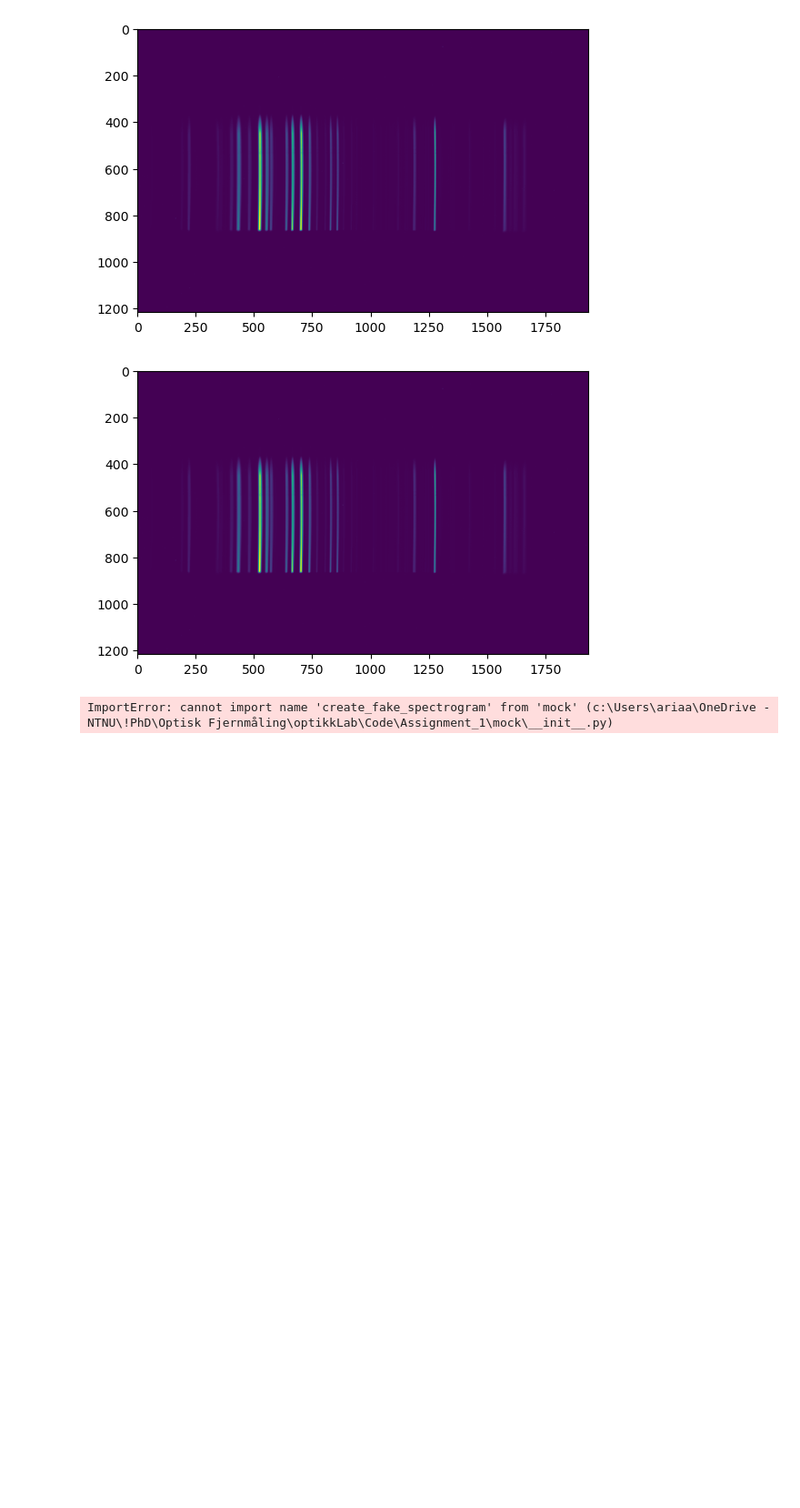
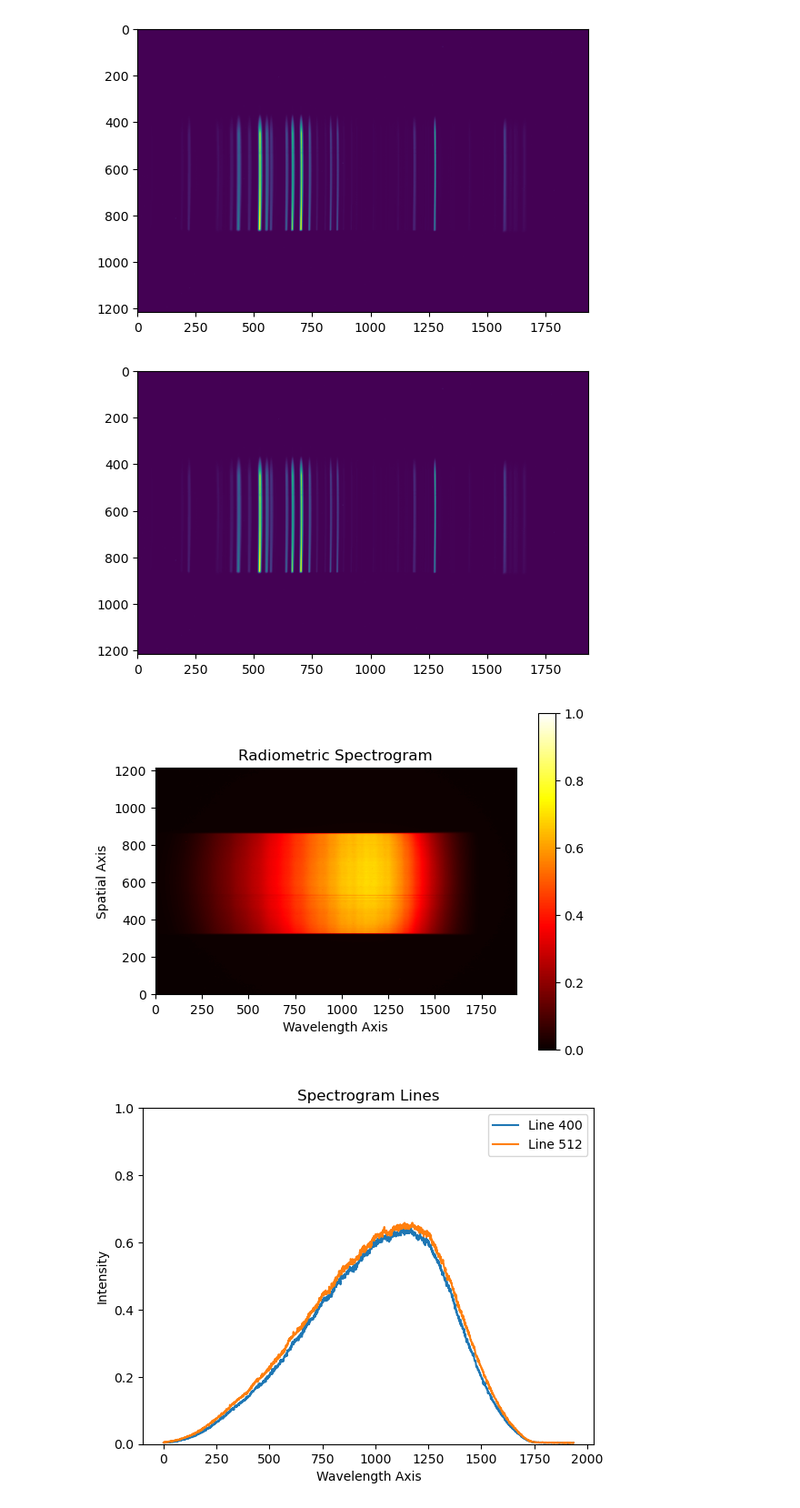
Before and after one commit to Larshalvorhansen/optikkLab, a Jupyter notebook: Code/Assignment_1/notebook.ipynb, the cells around one changed output. Shown: that part at 91% size. Saved outputs shown, nothing was run; the diff lists cells and outputs as text; code cells hidden in the pictures; blank space fills up the shorter version.

Commit message:
more plotting

```diff
--- a/Code/Assignment_1/notebook.ipynb
+++ b/Code/Assignment_1/notebook.ipynb
@@ -91,34 +91,51 @@ plt.imshow(datacube4[:,0,:])
 # %%
 import numpy as np
 import matplotlib.pyplot as plt
 import os
 
-from mock import create_fake_spectrogram
-from mock import save_spectrogram_as_png
+# from mock import create_fake_spectrogram
+# from mock import save_spectrogram_as_png
 
-spectrogram = create_fake_spectrogram(1024, 1024, profile="uniform", smile=True, vignetting=False, noise=True)
-plt.imshow(spectrogram, cmap='hot', origin='lower')
+
+base_folder = r'.\Data\radiometric'
+file_name1 =  '1727165717.971_00000_e999.8941_g000_1936x1216.bip'
+file_path1 = os.path.join(base_folder, file_name1)
+
+datacube1 = np.fromfile(file_path1, dtype='uint16')
+
+# Reshape datacube.
+samples = 1
+bands = 1936
+datacube1 = datacube1.reshape((-1, samples, bands))[:,0,::-1]
+
+# spectrogram = create_fake_spectrogram(1024, 1024, profile="uniform", smile=True, vignetting=False, noise=True)
+datacube1 = datacube1/(np.max(datacube1)-np.min(datacube1))
+
+plt.imshow(datacube1, cmap='hot', origin='lower')
 plt.colorbar()
 plt.clim(0, 1)
-plt.title('Mock Spectrogram')
+plt.title('Radiometric Spectrogram')
 plt.xlabel('Wavelength Axis')
 plt.ylabel('Spatial Axis')
 plt.show()
 
-plt.plot(spectrogram[100])
-plt.plot(spectrogram[512])
-plt.legend(['Line 100', 'Line 512'])
+# plt.plot(datacube1[100])
+plt.plot(datacube1[400])
+plt.plot(datacube1[512])
+# plt.legend(['Line 100', 'Line 512'])
+plt.legend(['Line 400', 'Line 512'])
 plt.ylim(0, 1)
 plt.title('Spectrogram Lines')
 plt.xlabel('Wavelength Axis')
 plt.ylabel('Intensity')
 plt.show()
 
 if not os.path.exists('Data'):
     os.makedirs('Data')
 
-filename = os.path.join('Data', 'uniform_mock_spectrogram.png')
-save_spectrogram_as_png(spectrogram, filename)
+# filename = os.path.join('Data', 'uniform_mock_spectrogram.png')
+# save_spectrogram_as_png(spectrogram, filename)
 # %% [output]
-ImportError: cannot import name 'create_fake_spectrogram' from 'mock' (c:\Users\ariaa\OneDrive - NTNU\!PhD\Optisk Fjernmåling\optikkLab\Code\Assignment_1\mock\__init__.py)
+[figure, added]
+[figure, added]
 # %%
```
Also changed, not shown: parts of 3 cells of this notebook.
